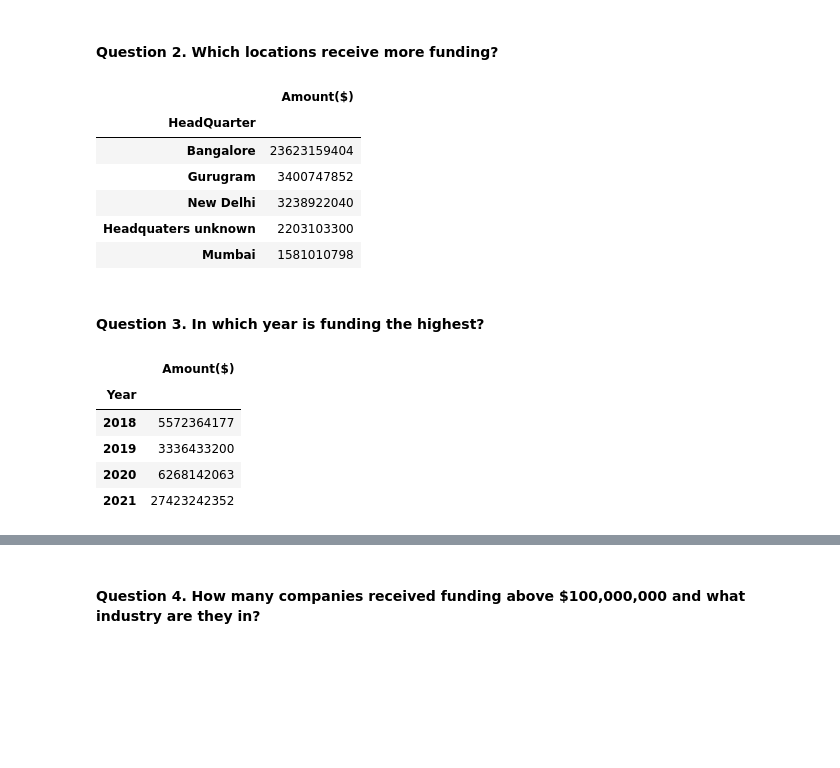
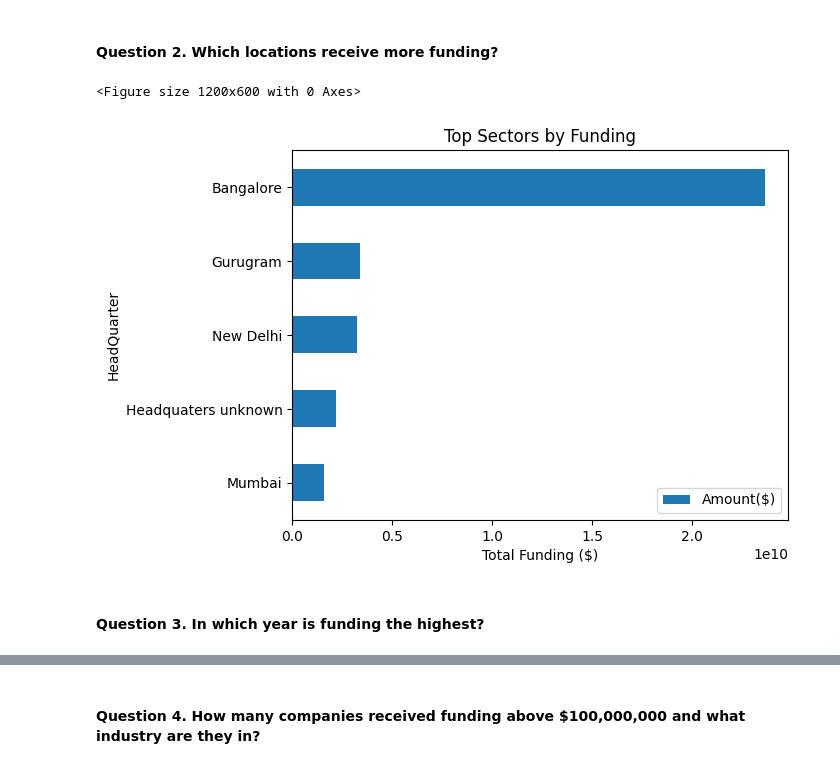
Before and after one commit to coderacheal/Indian-Startup-Ecosystem-Analysis, a Jupyter notebook: indian-startup.ipynb, the cells around one changed output, grey strips where cells are left out. Saved outputs shown, nothing was run; the diff lists cells and outputs as text; code cells hidden in the pictures; blank space fills up the shorter version.

```diff
--- a/indian-startup.ipynb
+++ b/indian-startup.ipynb
@@ -841,28 +841,15 @@ plt.show()
 # %% [markdown]
 #### Question 2. Which locations receive more funding?
 # %%
-location = data[['HeadQuarter', 'Amount($)']].groupby('HeadQuarter').sum().sort_values(by='Amount($)', ascending=False).head(5)
-location
+location = data[['HeadQuarter', 'Amount($)']].groupby('HeadQuarter').sum().sort_values(by='Amount($)', ascending=True).tail(5)
+plt.figure(figsize=(12, 6))
+location.plot(kind='barh')
+plt.title('Top Sectors by Funding')
+plt.ylabel('HeadQuarter')
+plt.xlabel('Total Funding ($)')
+plt.show()
 # %% [output]
-|  | Amount($) |
-| HeadQuarter |  |
-| Bangalore | 23623159404 |
-| Gurugram | 3400747852 |
-| New Delhi | 3238922040 |
-| Headquaters unknown | 2203103300 |
-| Mumbai | 1581010798 |
+<Figure size 1200x600 with 0 Axes>
+[figure, added]
 # %% [markdown]
 #### Question 3. In which year is funding the highest?
-# %%
-# highest_funding = data['Amount($)'].apply(lambda x: f'{x: ,.0f}')
-
-highest_funding = data[['Year', 'Amount($)']].groupby('Year').sum()
-
-highest_funding
-# %% [output]
-|  | Amount($) |
-| Year |  |
-| 2018 | 5572364177 |
-| 2019 | 3336433200 |
-| 2020 | 6268142063 |
-| 2021 | 27423242352 |
```
Also changed, not shown: parts of 12 cells of this notebook.
